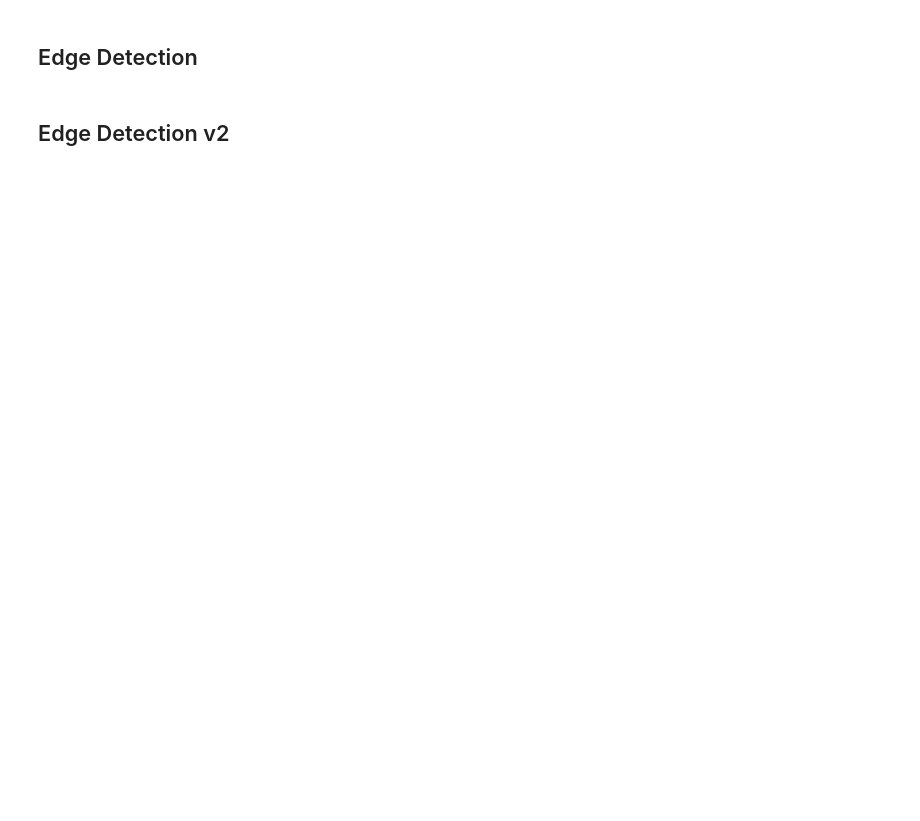
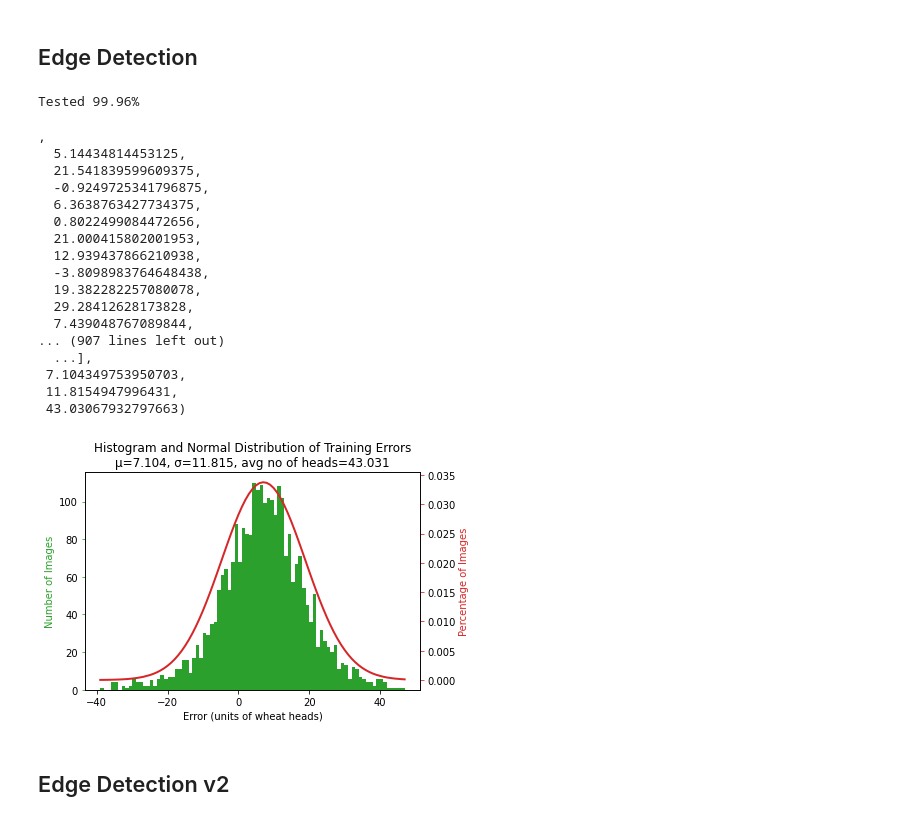
Before and after one commit to GerryChen117/2020-Summer-APS360-Project, a Jupyter notebook: model/openCVModels.ipynb, the cells around one changed output. Cells and saved outputs as stored; diff of their text form; code cells hidden in the pictures; blank space fills up the shorter version.

Commit message:
added to openCVModels- filters+autoencoders and regression analysis

```diff
--- a/model/openCVModels.ipynb
+++ b/model/openCVModels.ipynb
@@ -60,6 +63,30 @@ trainNet(net = my_model,
          batchsize = 32,
          epochNo = 20,
          lr = 0.001)
+# %%
+trainLoader, valLoader, testLoader = loadData(batchsize = 1, args = {'func': edgeDetect})
+netPath = "/content/APS360-2020Summer-Project/saved/TrainingRuns/RegAdamTrainer/edgeDetect_b32_te20_lr0.001"
+regresAnalysis(my_model, trainLoader, netPath)
+# %% [output]
+Tested 99.96%
+,
+  5.14434814453125,
+  21.541839599609375,
+  -0.9249725341796875,
+  6.3638763427734375,
+  0.8022499084472656,
+  21.000415802001953,
+  12.939437866210938,
+  -3.8098983764648438,
+  19.382282257080078,
+  29.28412628173828,
+  7.439048767089844,
+... (907 lines left out)
+  ...],
+ 7.104349753950703,
+ 11.8154947996431,
+ 43.03067932797663)
+[figure, added]
 # %% [markdown]
 ## Edge Detection v2
 # %%
```
Also changed, not shown: parts of 18 cells of this notebook, 52 other files.
